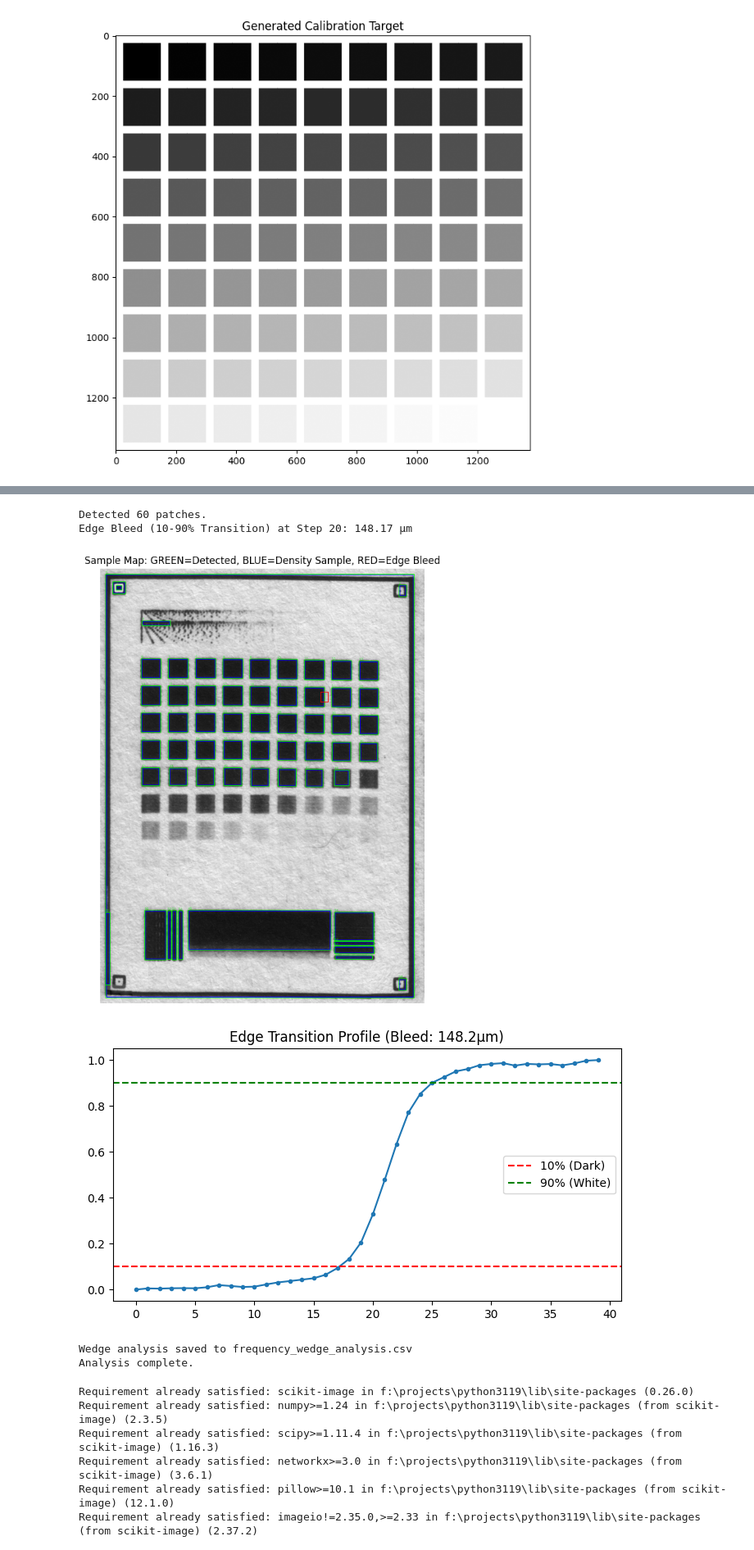
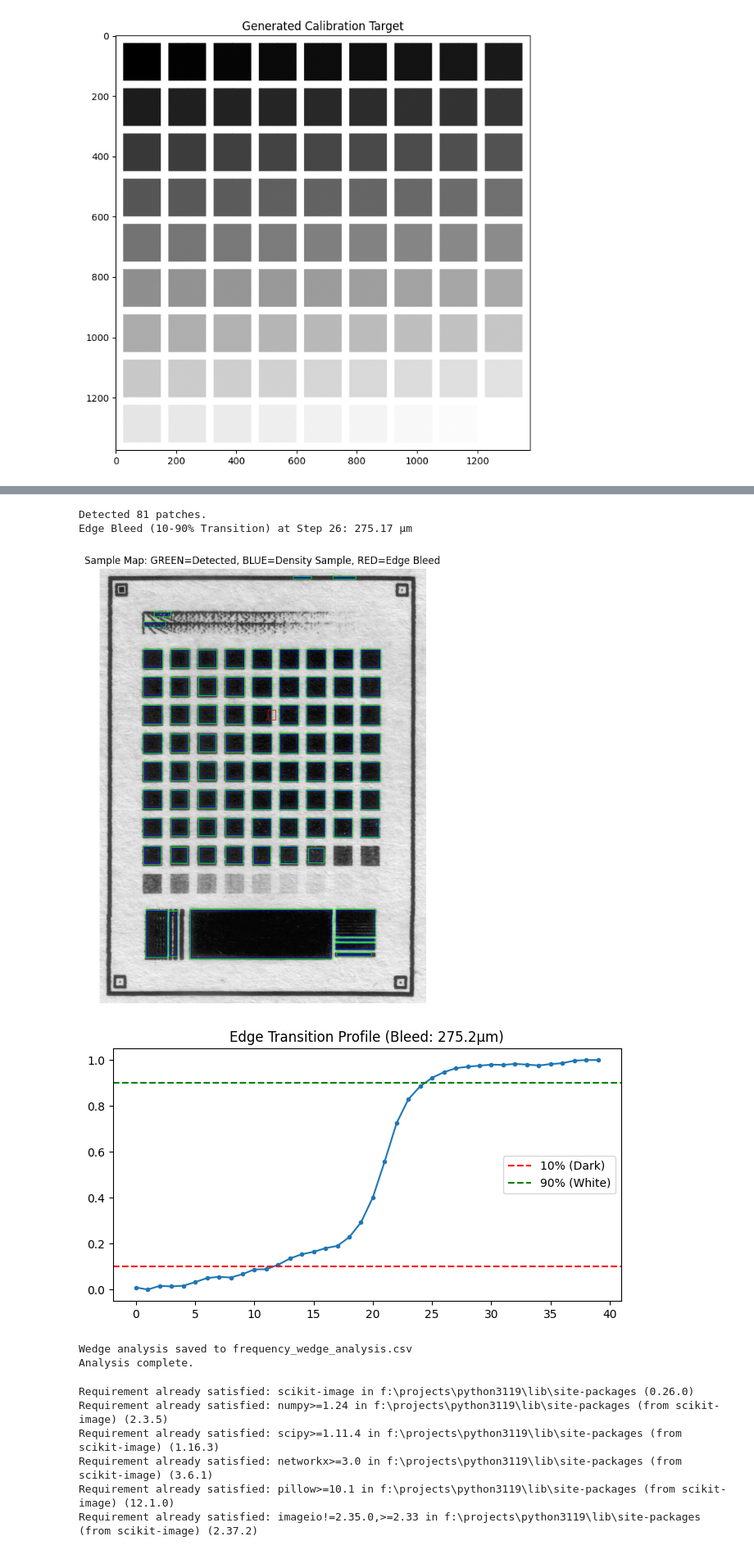
Before and after one commit to fun3md/maptoposter, a Jupyter notebook: jupyter/dotgain_calibration.ipynb, the cells around one changed output, grey strips where cells are left out. Shown at 82% size. Saved outputs shown, nothing was run; the diff lists cells and outputs as text; code cells hidden in the pictures.

```diff
--- a/jupyter/dotgain_calibration.ipynb
+++ b/jupyter/dotgain_calibration.ipynb
@@ -63,7 +63,7 @@ import pandas as pd
 import matplotlib.pyplot as plt
 
 # --- CONFIGURATION ---
-SCAN_PATH = "scan.png"
+SCAN_PATH = "out.png"
 SCAN_DPI = 1200
 MAX_STEPS = 80
 
@@ -236,7 +236,7 @@ import matplotlib.pyplot as plt
 from skimage import measure
 
 # --- CONFIGURATION ---
-SCAN_PATH = "scan.png"
+SCAN_PATH = "out.png"
 SCAN_DPI = 1200
 TARGET_DPI = 318
 MAX_STEPS = 80
@@ -341,7 +341,7 @@ def analyze_scan(image_path):
     df = pd.DataFrame(data)
 
     # --- EDGE BLEED VISUALIZATION ---
-    sample_idx = MAX_STEPS // 4
+    sample_idx = MAX_STEPS // 3
     if sample_idx < len(bounding_boxes):
         box = bounding_boxes[sample_idx]
         bx, by, bw, bh = box
@@ -369,37 +369,37 @@ def analyze_scan(image_path):
     plt.axis('off')
     plt.tight_layout()
     plt.show()
 
     # --- PLOT PROFILE ---
     if profile_data is not None:
         plt.figure(figsize=(8, 4))
         plt.plot(profile_data, marker='o', markersize=3)
         plt.axhline(0.1, color='r', linestyle='--', label='10% (Dark)')
         plt.axhline(0.9, color='g', linestyle='--', label='90% (White)')
         plt.title(f"Edge Transition Profile (Bleed: {bleed_um:.1f}µm)")
         plt.legend()
         plt.show()
 
     return df, profile_data
 
 # Run the analysis
 df_results, profile_data = analyze_scan(SCAN_PATH)
 
 if df_results is not None:
     # --- EXPORT ---
     lut_export = df_results[['input_val', 'measured_intensity']].copy()
     lut_export.to_csv("correction_lut.csv", index=False) # Uncomment to save
     profile_df = pd.DataFrame({
         'edge_profile': profile_data
     })
     profile_df.to_csv("edge_profile.csv", index=False)
     print("Wedge analysis saved to frequency_wedge_analysis.csv")
     print("Analysis complete.")
 # %% [output]
-Detected 60 patches.
-Edge Bleed (10-90% Transition) at Step 20: 148.17 µm
+Detected 81 patches.
+Edge Bleed (10-90% Transition) at Step 26: 275.17 µm
-[figure, old version]
+[figure, new version]
-[figure, old version]
+[figure, new version]
 Wedge analysis saved to frequency_wedge_analysis.csv
 Analysis complete.
 # %%
```
Also changed, not shown: parts of 4 cells of this notebook, 4 other files.
